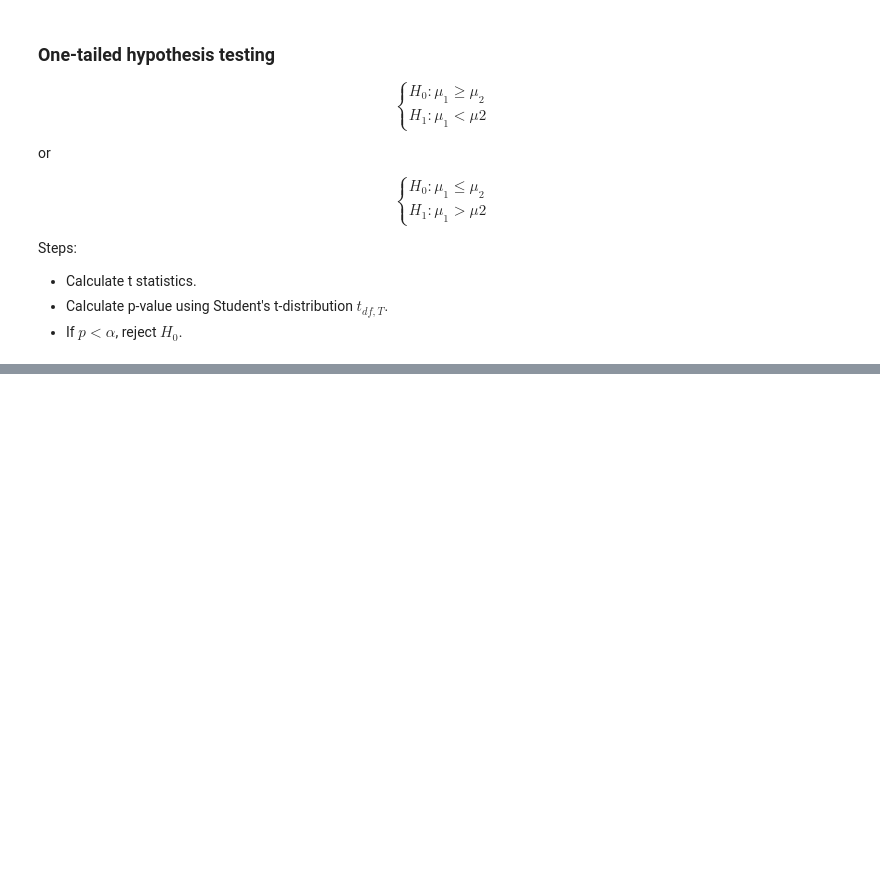
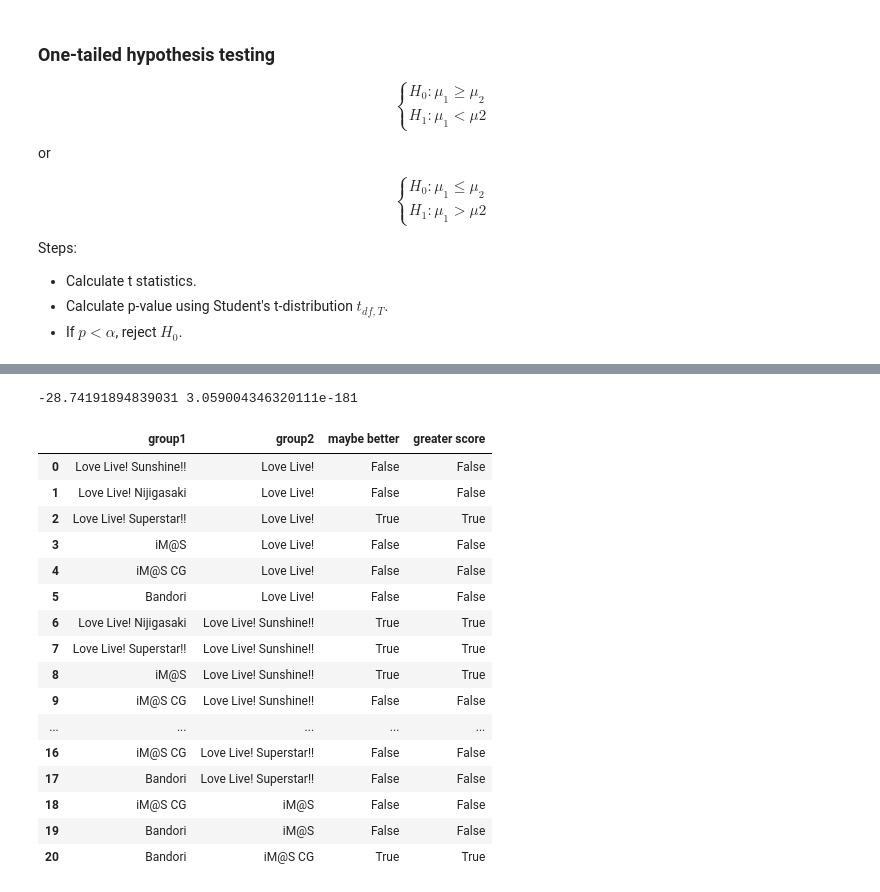
Before and after one commit to hungngocphat01/Toy-Datascience-Projects, a Jupyter notebook: ll-test/main.ipynb, the cells around one changed output, grey strips where cells are left out. Cells and saved outputs as stored; diff of their text form; code cells hidden in the pictures; blank space fills up the shorter version.

```diff
--- a/ll-test/main.ipynb
+++ b/ll-test/main.ipynb
@@ -122,0 +155,10 @@ Steps:
+# %%
+grp_animes = {
+    "Love Live!": [15051, 24997, 19111],
+    "Love Live! Sunshine!!": [32526, 34973, 37027],
+    "Love Live! Nijigasaki": [40879],
+    "Love Live! Superstar!!": [41169],
+    'iM@S': [10278, 17437],
+    'iM@S CG': [30344, 23587],
+    'Bandori': [33573, 37869, 37870, 39619]
+}
@@ -122,0 +188,70 @@ Steps:
+# %%
+name1 = 'iM@S CG'
+name2 = 'iM@S'
+
+g1 = grp_stats.loc[name1]
+g2 = grp_stats.loc[name2]
+
+t, p = ttest_ind_from_stats(
+    mean1=g1['mean'],
+    mean2=g2['mean'],
+    std1=g1['std'],
+    std2=g2['std'],
+    nobs1=g1['count'],
+    nobs2=g2['count'],
+    alternative='less'
+)
+print(t, p)
+# %% [output]
+-28.74191894839031 3.059004346320111e-181
+# %%
+pairs = list(combinations(grp_stats.index, 2))
+
+test_results = []
+alpha = 0.05
+# H0: group1 >= group2
+# H1: group1 < group2
+for pair in pairs:
+    group1Name = pair[1]
+    group2Name = pair[0]
+
+    g1 = grp_stats.loc[group1Name]
+    g2 = grp_stats.loc[group2Name]
+
+    t = student_ttest(
+        mean1=g1['mean'],
+        mean2=g2['mean'],
+        std1=g1['std'],
+        std2=g2['std'],
+        n1=g1['count'],
+        n2=g2['count']
+    )
+    # cdf = P(t <= T): probability of H0 being rejected
+    pvalue = t_distribution.cdf(x=t, df=g1['count'] + g2['count'] - 2)
+    test_results.append({
+        'group1': group1Name,
+        'group2': group2Name,
+        'maybe better': pvalue >= alpha,    # false: reject H0
+        'greater score': g1['mean'] >= g2['mean']
+    })
+# %%
+test_results = pd.DataFrame(test_results)
+test_results
+# %% [output]
+|  | group1 | group2 | maybe better | greater score |
+| 0 | Love Live! Sunshine!! | Love Live! | False | False |
+| 1 | Love Live! Nijigasaki | Love Live! | False | False |
+| 2 | Love Live! Superstar!! | Love Live! | True | True |
+| 3 | iM@S | Love Live! | False | False |
+| 4 | iM@S CG | Love Live! | False | False |
+| 5 | Bandori | Love Live! | False | False |
+| 6 | Love Live! Nijigasaki | Love Live! Sunshine!! | True | True |
+| 7 | Love Live! Superstar!! | Love Live! Sunshine!! | True | True |
+| 8 | iM@S | Love Live! Sunshine!! | True | True |
+| 9 | iM@S CG | Love Live! Sunshine!! | False | False |
+| ... | ... | ... | ... | ... |
+| 16 | iM@S CG | Love Live! Superstar!! | False | False |
+| 17 | Bandori | Love Live! Superstar!! | False | False |
+| 18 | iM@S CG | iM@S | False | False |
+| 19 | Bandori | iM@S | False | False |
+| 20 | Bandori | iM@S CG | True | True |
```
Also changed, not shown: parts of 11 cells of this notebook, 3 other files.
